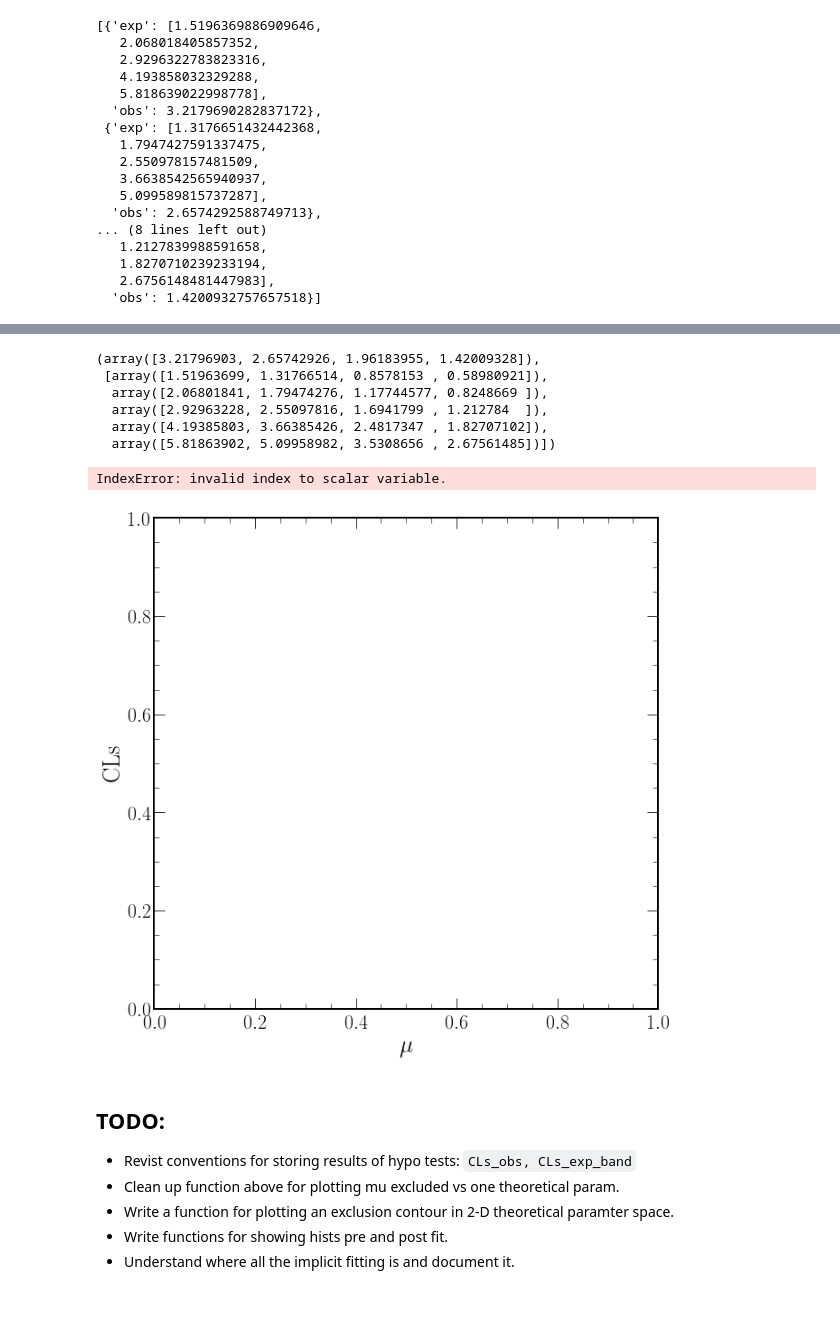
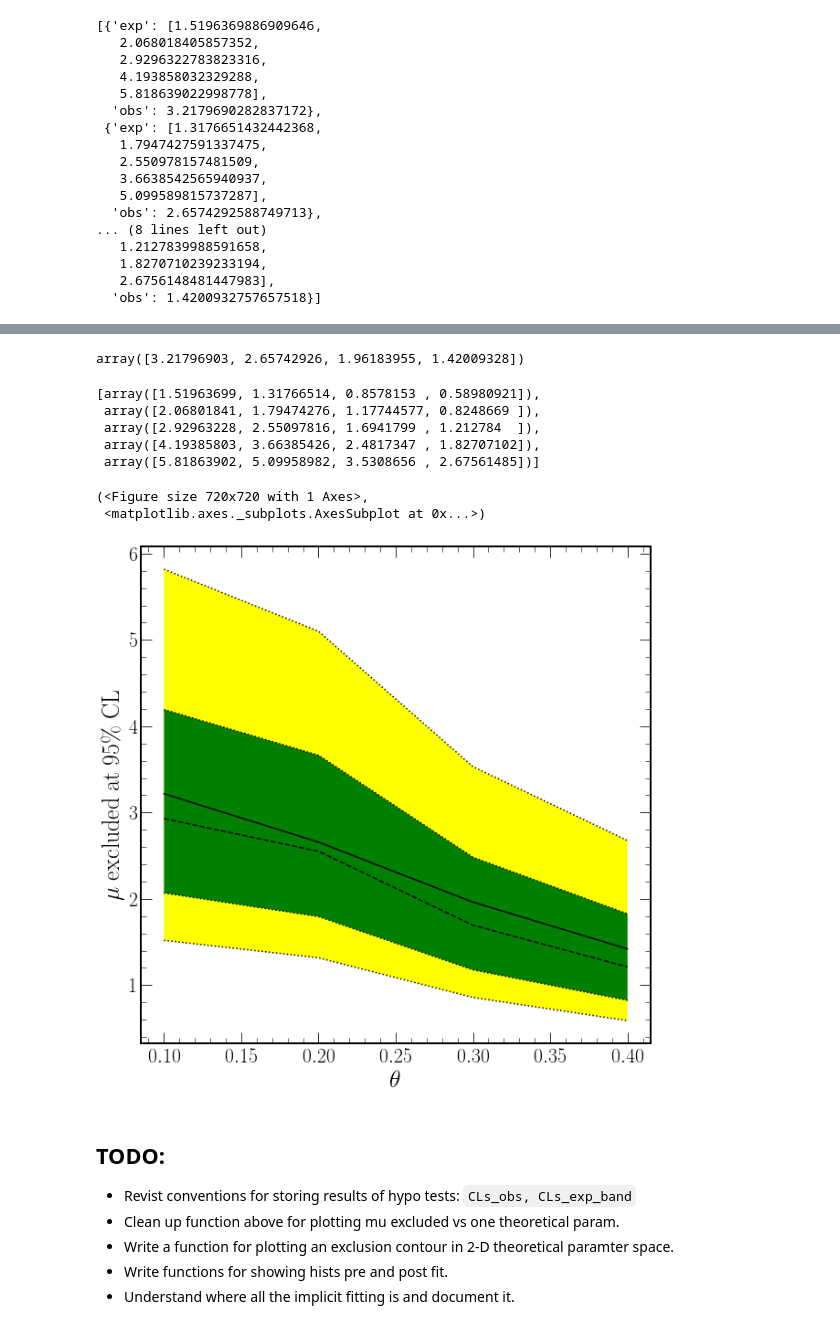
Before and after one commit to rreece/statistics-notebooks, a Jupyter notebook: notebooks/pyhf-hello-world.ipynb, the cells around one changed output, grey strips where cells are left out. Drawn from its saved outputs; the diff is of its cells as text; code cells hidden in the pictures.

```diff
--- a/notebooks/pyhf-hello-world.ipynb
+++ b/notebooks/pyhf-hello-world.ipynb
@@ -188,17 +195,23 @@ tests = cls_obs, cls_exp
-# %%
-tests
-# %% [output]
-(array([3.21796903, 2.65742926, 1.96183955, 1.42009328]),
- [array([1.51963699, 1.31766514, 0.8578153 , 0.58980921]),
-  array([2.06801841, 1.79474276, 1.17744577, 0.8248669 ]),
-  array([2.92963228, 2.55097816, 1.6941799 , 1.212784  ]),
-  array([4.19385803, 3.66385426, 2.4817347 , 1.82707102]),
-  array([5.81863902, 5.09958982, 3.5308656 , 2.67561485])])
-# %%
-hep.plot.plot_mu_scan(tests, signal_ms)
-# %% [output]
-IndexError: invalid index to scalar variable.
-[figure, removed]
+# %%
+cls_obs
+# %% [output]
+array([3.21796903, 2.65742926, 1.96183955, 1.42009328])
+# %%
+cls_exp
+# %% [output]
+[array([1.51963699, 1.31766514, 0.8578153 , 0.58980921]),
+ array([2.06801841, 1.79474276, 1.17744577, 0.8248669 ]),
+ array([2.92963228, 2.55097816, 1.6941799 , 1.212784  ]),
+ array([4.19385803, 3.66385426, 2.4817347 , 1.82707102]),
+ array([5.81863902, 5.09958982, 3.5308656 , 2.67561485])]
+# %%
+hep.plot.plot_brazil(x=signal_ms, exp=cls_exp, obs=cls_obs,
+                     xlabel=r'$\theta$',
+                     ylabel=r'$\mu\ \mathrm{excluded\ at\ 95\%\ CL}$')
+# %% [output]
+(<Figure size 720x720 with 1 Axes>,
+ <matplotlib.axes._subplots.AxesSubplot at 0x...>)
+[figure, added]
 # %% [markdown]
 ## TODO:
 
```
Also changed, not shown: parts of 15 cells of this notebook, 2 other files.
